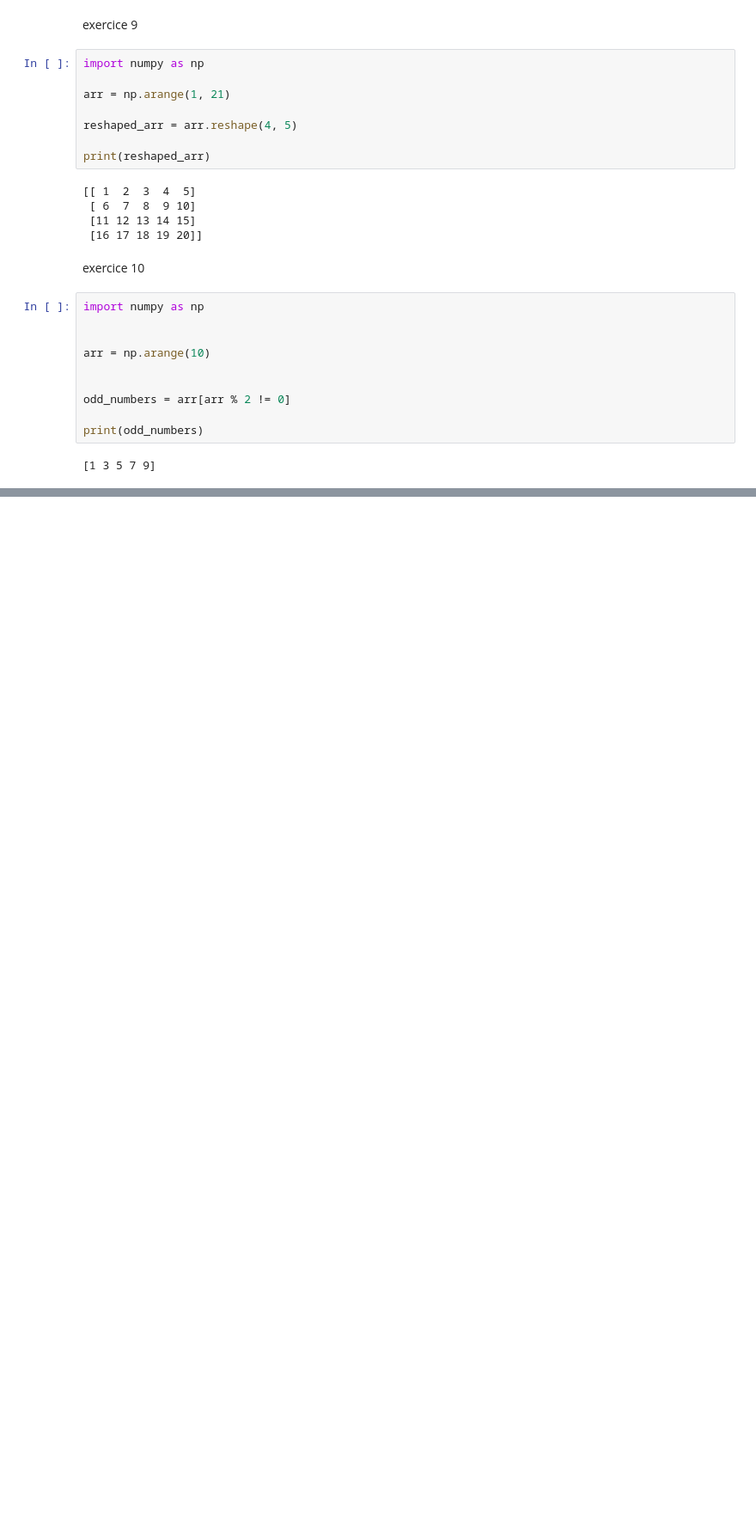
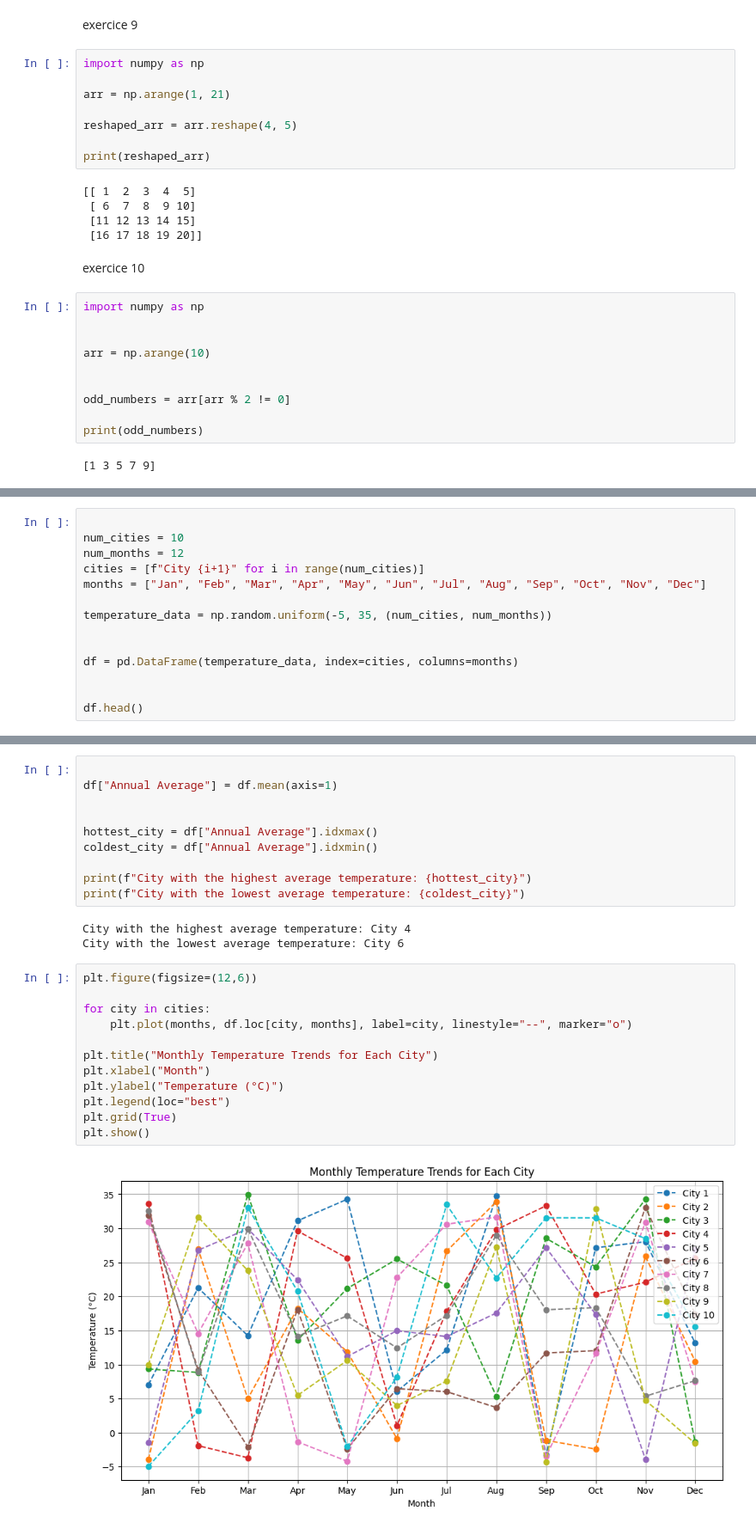
Before and after one commit to nico94000/Bootcamp_GenAi_Fev2025, a Jupyter notebook: Week_3/Day1/ex1.ipynb, the cells around one changed output, grey strips where cells are left out. Shown: that part at 86% size. Drawn from its saved outputs; the diff is of its cells as text; blank space fills up the shorter version.

```diff
--- a/Week_3/Day1/ex1.ipynb
+++ b/Week_3/Day1/ex1.ipynb
@@ -141,0 +148,14 @@ print(odd_numbers)
+# %%
+
+num_cities = 10
+num_months = 12
+cities = [f"City {i+1}" for i in range(num_cities)]
+months = ["Jan", "Feb", "Mar", "Apr", "May", "Jun", "Jul", "Aug", "Sep", "Oct", "Nov", "Dec"]
+
+temperature_data = np.random.uniform(-5, 35, (num_cities, num_months))
+
+
+df = pd.DataFrame(temperature_data, index=cities, columns=months)
+
+
+df.head()
@@ -141,0 +169,27 @@ print(odd_numbers)
+# %%
+
+df["Annual Average"] = df.mean(axis=1)
+
+
+hottest_city = df["Annual Average"].idxmax()
+coldest_city = df["Annual Average"].idxmin()
+
+print(f"City with the highest average temperature: {hottest_city}")
+print(f"City with the lowest average temperature: {coldest_city}")
+# %% [output]
+City with the highest average temperature: City 4
+City with the lowest average temperature: City 6
+# %%
+plt.figure(figsize=(12,6))
+
+for city in cities:
+    plt.plot(months, df.loc[city, months], label=city, linestyle="--", marker="o")
+
+plt.title("Monthly Temperature Trends for Each City")
+plt.xlabel("Month")
+plt.ylabel("Temperature (°C)")
+plt.legend(loc="best")
+plt.grid(True)
+plt.show()
+# %% [output]
+[figure, added]
```
Also changed, not shown: parts of 3 cells of this notebook.
